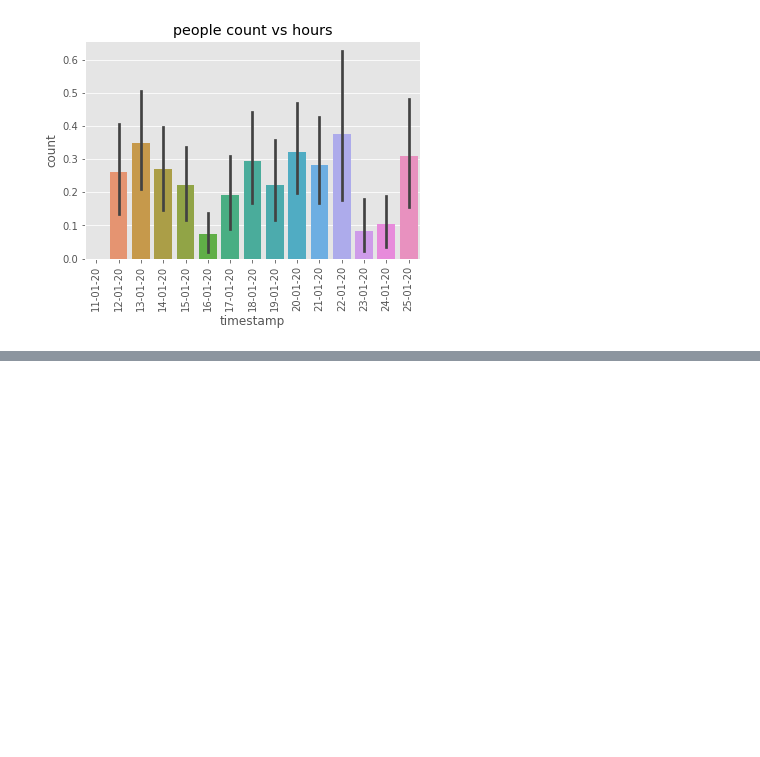
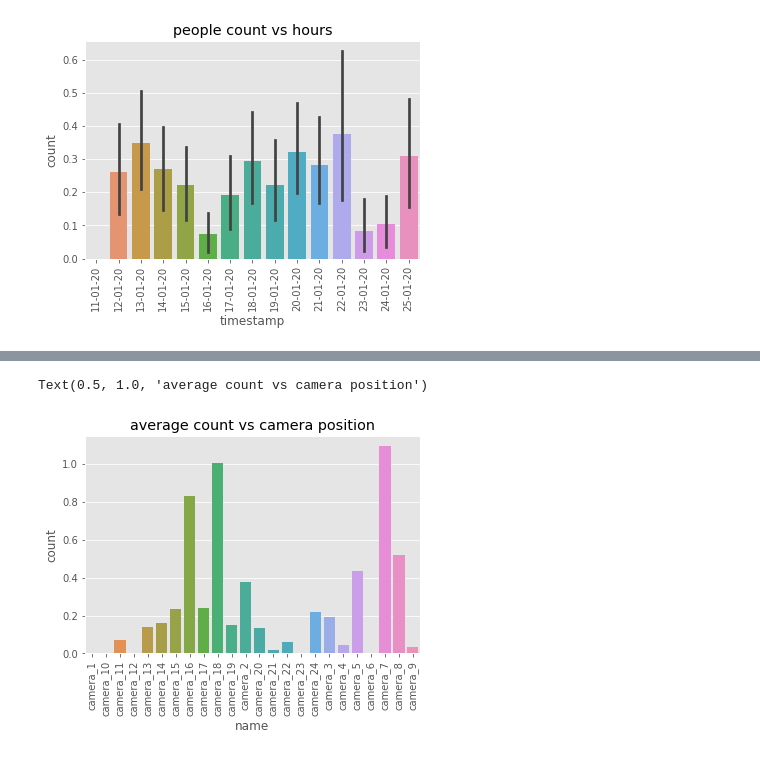
Before and after one commit to glebite/uatu, a Jupyter notebook: src/uatu-analysis.ipynb, the cells around one changed output, grey strips where cells are left out. Cells and saved outputs as stored; diff of their text form; code cells hidden in the pictures; blank space fills up the shorter version.

Commit message:
looking into means

```diff
--- a/src/uatu-analysis.ipynb
+++ b/src/uatu-analysis.ipynb
@@ -85,0 +84,4 @@ oo2[(oo2.name == 'camera_15')].plot(x='timestamp', y='count',kind='line', ax=ax3
+# %%
+oo.reset_index()
+grouped = oo.groupby('name').mean()
+grouped
@@ -85,0 +107,9 @@ oo2[(oo2.name == 'camera_15')].plot(x='timestamp', y='count',kind='line', ax=ax3
+# %%
+sorted_by_camera = grouped.sort_values('name', )
+sorted_by_camera.reset_index(inplace=True)
+chart = sns.barplot(data = sorted_by_camera, x = 'name', y= 'count')
+chart.set_xticklabels(chart.get_xticklabels(), rotation=90)
+chart.set_title('average count vs camera position')
+# %% [output]
+Text(0.5, 1.0, 'average count vs camera position')
+[figure, added]
```
Also changed, not shown: parts of 3 cells of this notebook.
